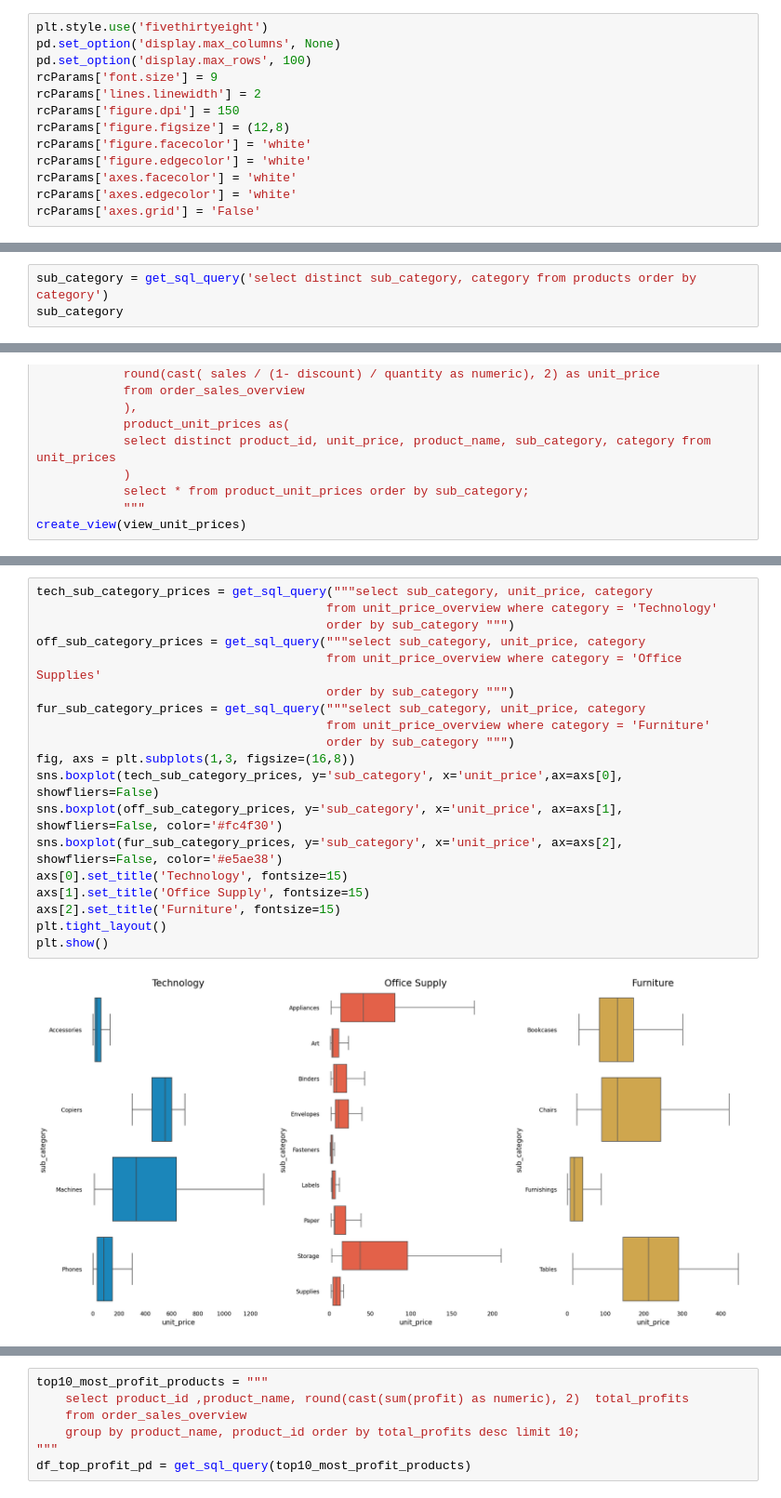
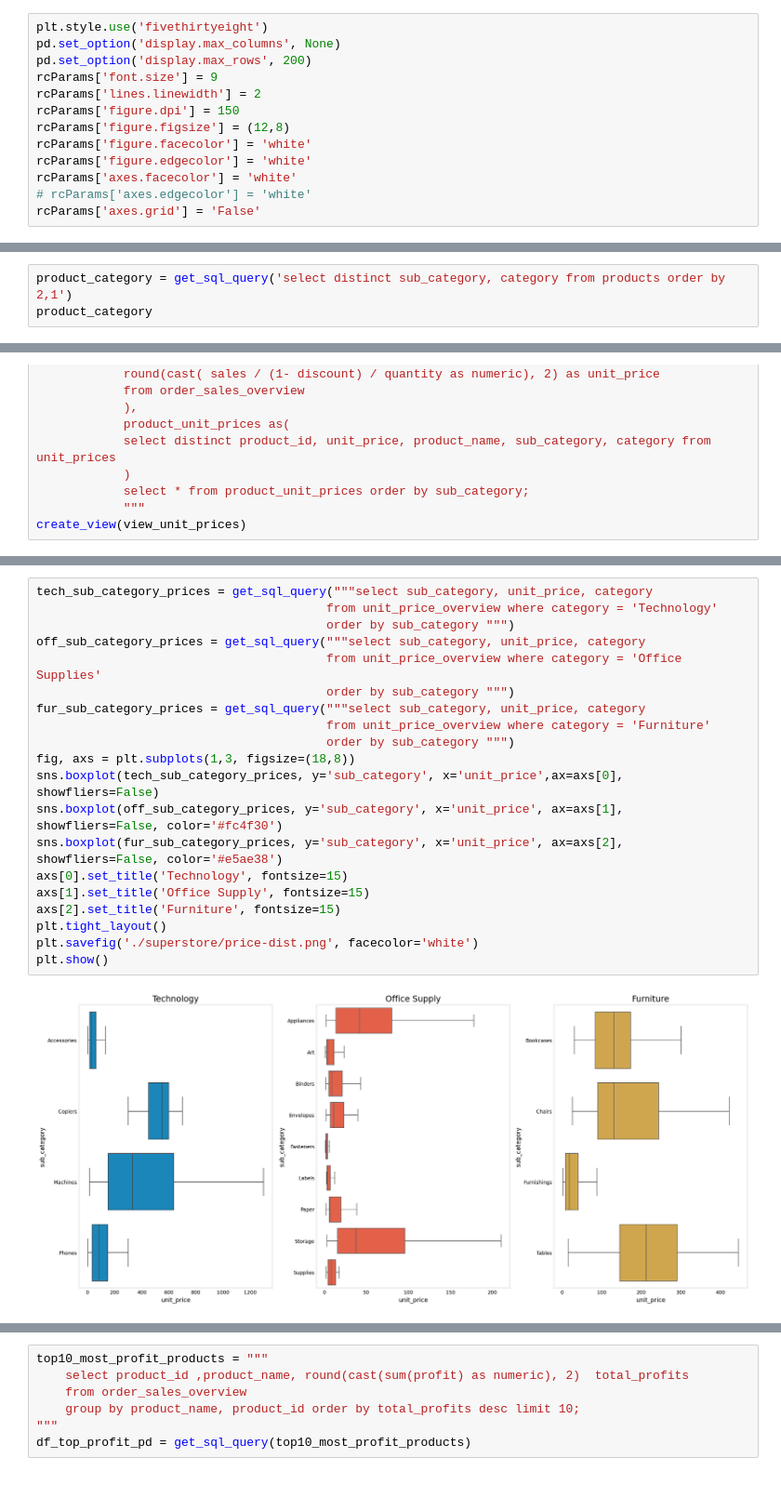
Before and after one commit to gdayjilljiw/sql-based-project, a Jupyter notebook: sql-data.ipynb, the cells around one changed output, grey strips where cells are left out. Shown at 93% size. Saved outputs shown, nothing was run; the diff lists cells and outputs as text.

```diff
--- a/sql-data.ipynb
+++ b/sql-data.ipynb
@@ -21,7 +24,7 @@ from plotly.subplots import make_subplots
 # %%
 plt.style.use('fivethirtyeight')
 pd.set_option('display.max_columns', None)
-pd.set_option('display.max_rows', 100)
+pd.set_option('display.max_rows', 200)
 rcParams['font.size'] = 9
 rcParams['lines.linewidth'] = 2
 rcParams['figure.dpi'] = 150
@@ -29,7 +32,7 @@ rcParams['figure.figsize'] = (12,8)
 rcParams['figure.facecolor'] = 'white'
 rcParams['figure.edgecolor'] = 'white'
 rcParams['axes.facecolor'] = 'white'
-rcParams['axes.edgecolor'] = 'white'
+# rcParams['axes.edgecolor'] = 'white'
 rcParams['axes.grid'] = 'False'
 # %%
 customers = pd.read_csv('./superstore/superstore_customers.csv')
@@ -132,5 +157,5 @@ df_cs
 # %%
-sub_category = get_sql_query('select distinct sub_category, category from products order by category')
-sub_category
+product_category = get_sql_query('select distinct sub_category, category from products order by 2,1')
+product_category
 # %% [output]
 |  | sub_category | category |
@@ -267,21 +328,22 @@ product_unit_prices
 # %%
 tech_sub_category_prices = get_sql_query("""select sub_category, unit_price, category
                                         from unit_price_overview where category = 'Technology'
                                         order by sub_category """)
 off_sub_category_prices = get_sql_query("""select sub_category, unit_price, category
                                         from unit_price_overview where category = 'Office Supplies'
                                         order by sub_category """)
 fur_sub_category_prices = get_sql_query("""select sub_category, unit_price, category
                                         from unit_price_overview where category = 'Furniture'
                                         order by sub_category """)
-fig, axs = plt.subplots(1,3, figsize=(16,8))
+fig, axs = plt.subplots(1,3, figsize=(18,8))
 sns.boxplot(tech_sub_category_prices, y='sub_category', x='unit_price',ax=axs[0], showfliers=False)
 sns.boxplot(off_sub_category_prices, y='sub_category', x='unit_price', ax=axs[1], showfliers=False, color='#fc4f30')
 sns.boxplot(fur_sub_category_prices, y='sub_category', x='unit_price', ax=axs[2], showfliers=False, color='#e5ae38')
 axs[0].set_title('Technology', fontsize=15)
 axs[1].set_title('Office Supply', fontsize=15)
 axs[2].set_title('Furniture', fontsize=15)
 plt.tight_layout()
+plt.savefig('./superstore/price-dist.png', facecolor='white')
 plt.show()
 # %% [output]
-[figure, old version]
+[figure, new version]
```
Also changed, not shown: parts of 47 cells of this notebook, 19 other files.
